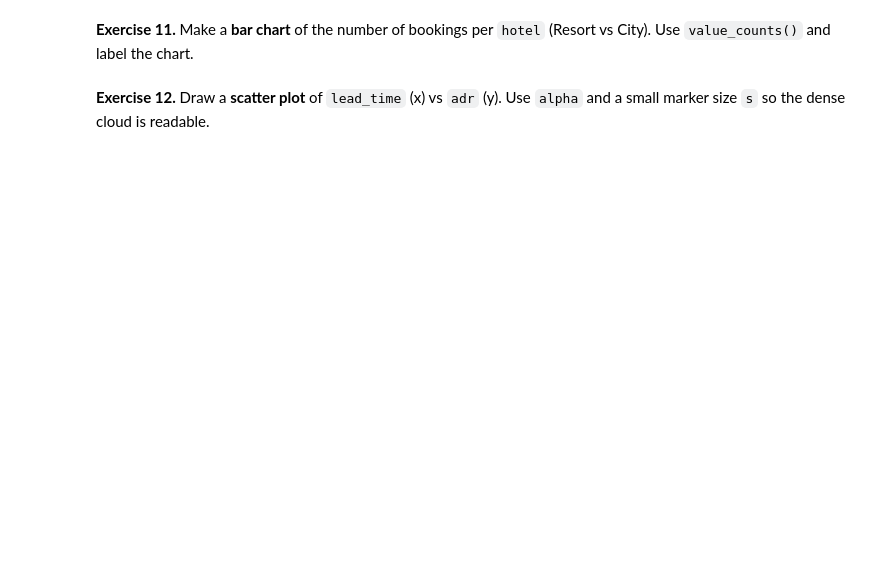
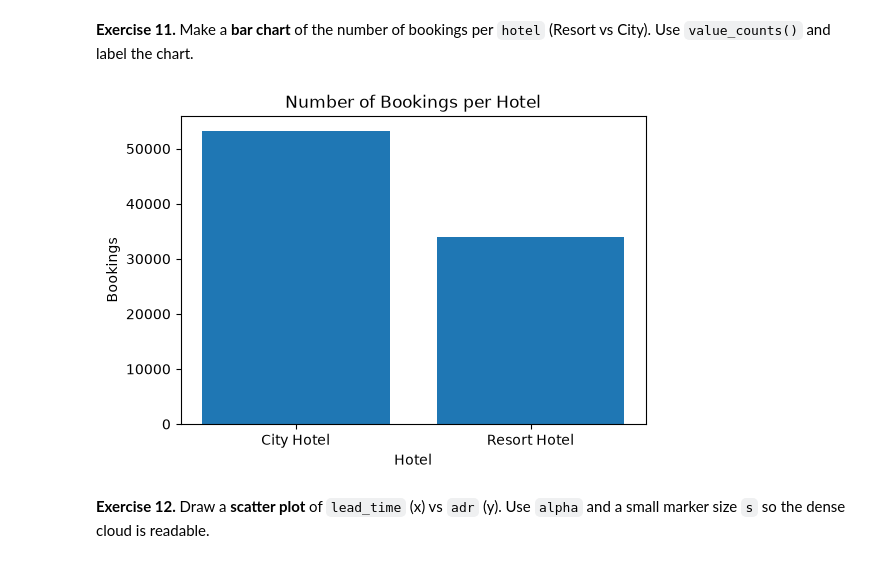
Before and after one commit to hassan-dev241/Data_Analysis_Project, a Jupyter notebook: Module_Assignment_Hotel_Bookings.ipynb, the cells around one changed output. Drawn from its saved outputs; the diff is of its cells as text; code cells hidden in the pictures; blank space fills up the shorter version.

```diff
--- a/Module_Assignment_Hotel_Bookings.ipynb
+++ b/Module_Assignment_Hotel_Bookings.ipynb
@@ -111,6 +273,16 @@ Report how many rows remain.
 **Exercise 11.** Make a **bar chart** of the number of bookings per `hotel` (Resort vs City). Use `value_counts()` and label the chart.
 # %%
 # Your code here
+counts = df_clean["hotel"].value_counts()
+
+plt.figure(figsize=(6, 4))
+plt.bar(counts.index, counts.values)
+plt.title("Number of Bookings per Hotel")
+plt.xlabel("Hotel")
+plt.ylabel("Bookings")
+plt.show()
+# %% [output]
+[figure, added]
 # %% [markdown]
 **Exercise 12.** Draw a **scatter plot** of `lead_time` (x) vs `adr` (y). Use `alpha` and a small marker size `s` so the dense cloud is readable.
 # %%
```
Also changed, not shown: parts of 27 cells of this notebook.
